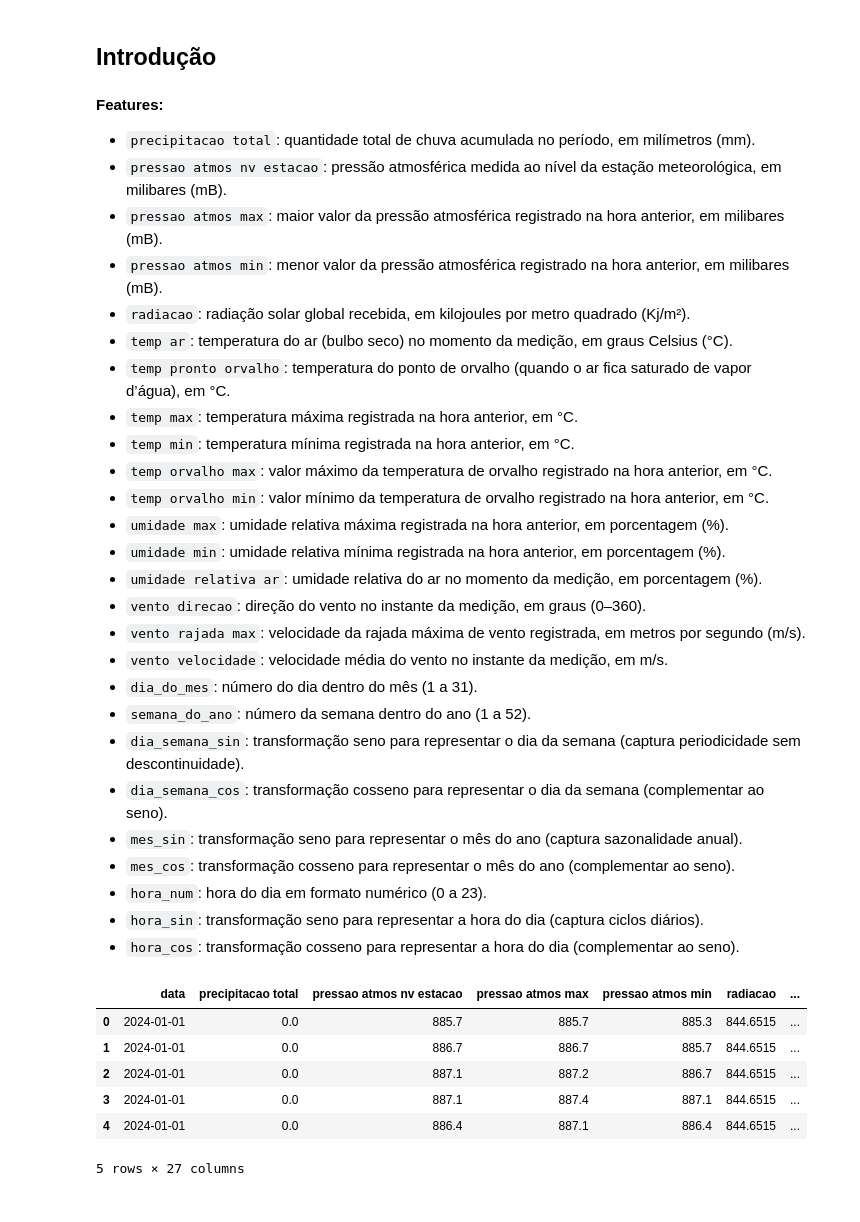
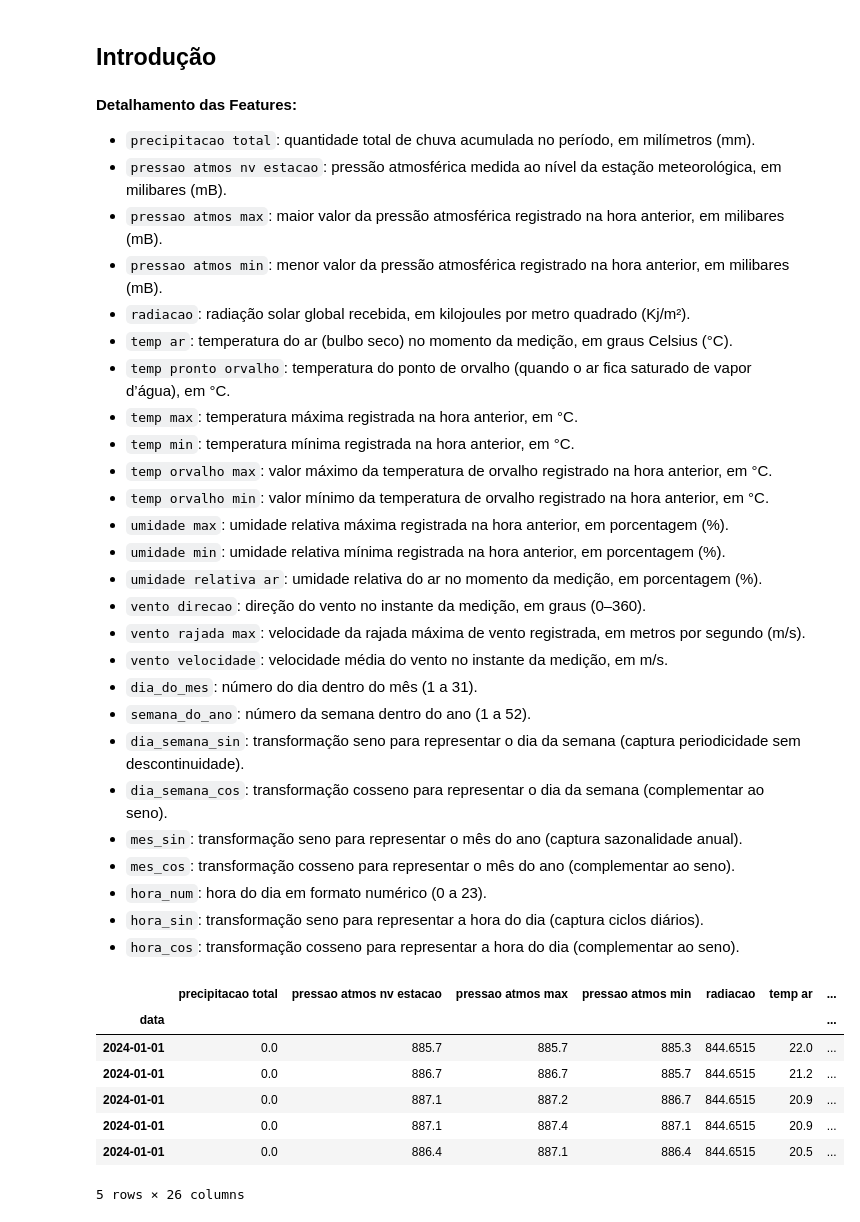
Before and after one commit to Mustasheep/brasilia-weather-forecasting, a Jupyter notebook: notebooks/02_eda.ipynb, the cells around one changed output. Saved outputs shown, nothing was run; the diff lists cells and outputs as text; code cells hidden in the pictures.

```diff
--- a/notebooks/02_eda.ipynb
+++ b/notebooks/02_eda.ipynb
@@ -1,7 +1,7 @@
 # %% [markdown]
 ## Introdução
 # %% [markdown]
-**Features:**
+**Detalhamento das Features:**
 
 * `precipitacao total`: quantidade total de chuva acumulada no período, em milímetros (mm).
 * `pressao atmos nv estacao`: pressão atmosférica medida ao nível da estação meteorológica, em milibares (mB).
@@ -36,11 +39,12 @@ import seaborn.objects as so
 # %%
-df = pd.read_csv("../data/INMET_DF_processado.csv")
+df = pd.read_csv("../data/INMET_DF_processado.csv", index_col="data", parse_dates=True)
 df.head()
 # %% [output]
-|  | data | precipitacao total | pressao atmos nv estacao | pressao atmos max | pressao atmos min | radiacao | ... |
-| 0 | 2024-01-01 | 0.0 | 885.7 | 885.7 | 885.3 | 844.6515 | ... |
-| 1 | 2024-01-01 | 0.0 | 886.7 | 886.7 | 885.7 | 844.6515 | ... |
-| 2 | 2024-01-01 | 0.0 | 887.1 | 887.2 | 886.7 | 844.6515 | ... |
-| 3 | 2024-01-01 | 0.0 | 887.1 | 887.4 | 887.1 | 844.6515 | ... |
-| 4 | 2024-01-01 | 0.0 | 886.4 | 887.1 | 886.4 | 844.6515 | ... |
+|  | precipitacao total | pressao atmos nv estacao | pressao atmos max | pressao atmos min | radiacao | temp ar | ... |
+| data |  |  |  |  |  |  | ... |
+| 2024-01-01 | 0.0 | 885.7 | 885.7 | 885.3 | 844.6515 | 22.0 | ... |
+| 2024-01-01 | 0.0 | 886.7 | 886.7 | 885.7 | 844.6515 | 21.2 | ... |
+| 2024-01-01 | 0.0 | 887.1 | 887.2 | 886.7 | 844.6515 | 20.9 | ... |
+| 2024-01-01 | 0.0 | 887.1 | 887.4 | 887.1 | 844.6515 | 20.9 | ... |
+| 2024-01-01 | 0.0 | 886.4 | 887.1 | 886.4 | 844.6515 | 20.5 | ... |
-5 rows × 27 columns
+5 rows × 26 columns
```
Also changed, not shown: parts of 11 cells of this notebook.
